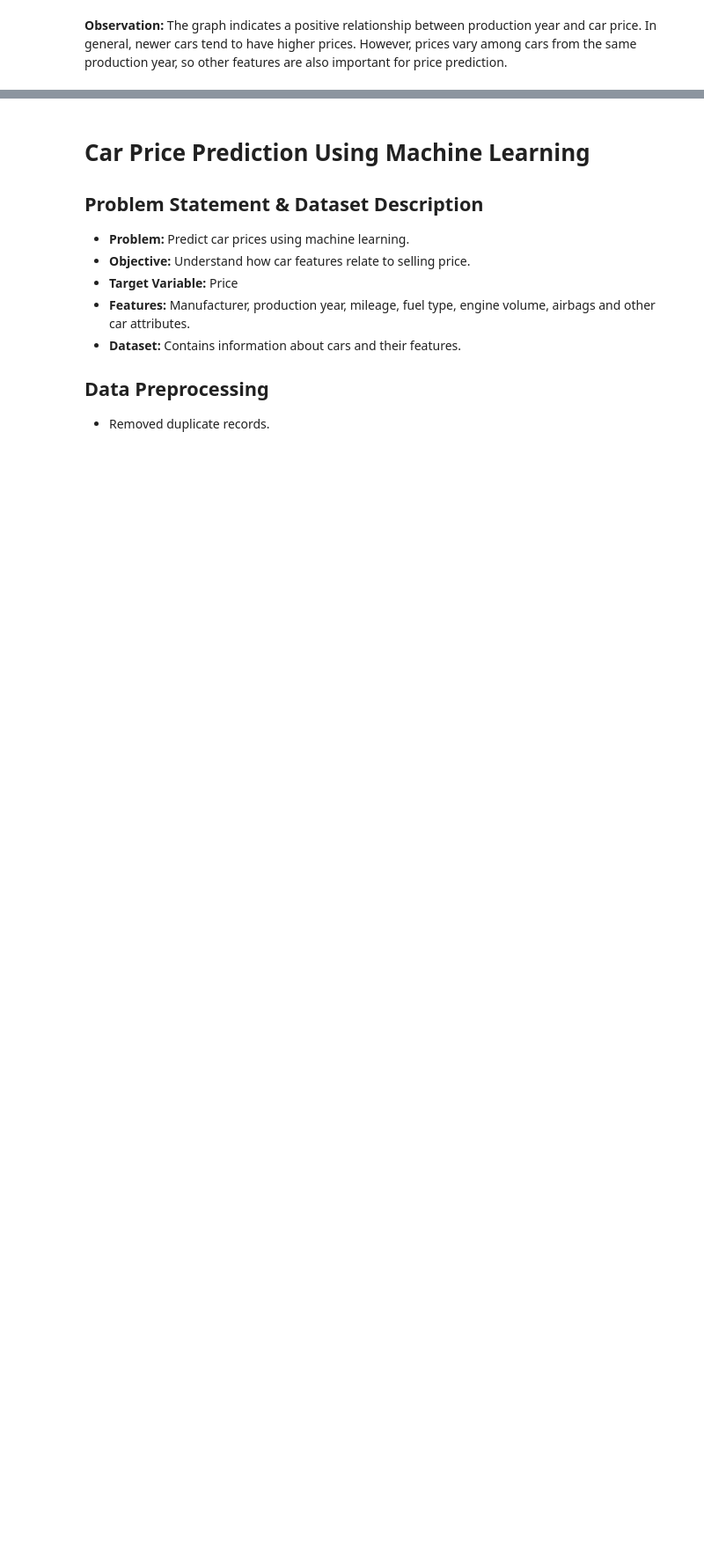
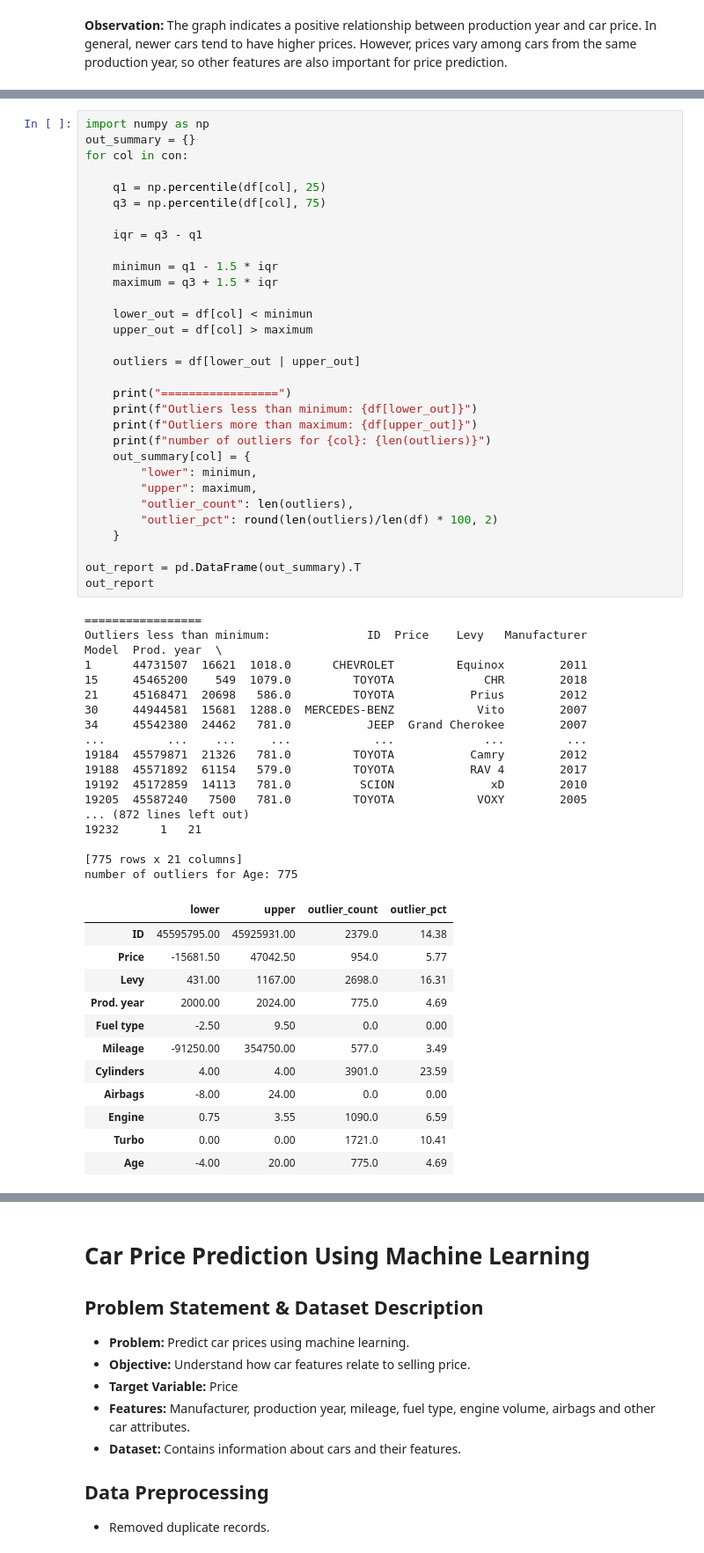
Before and after one commit to rushidhende06-pixel/Machine-learning, a Jupyter notebook: project2/car prediction.ipynb, the cells around one changed output, grey strips where cells are left out. Shown at 88% size. Cells and saved outputs as stored; diff of their text form; blank space fills up the shorter version.

```diff
--- a/project2/car prediction.ipynb
+++ b/project2/car prediction.ipynb
@@ -465,0 +349,61 @@ Train R²: 0.34320931070949035
+# %%
+import numpy as np
+out_summary = {}
+for col in con:
+
+    q1 = np.percentile(df[col], 25)
+    q3 = np.percentile(df[col], 75)
+
+    iqr = q3 - q1
+
+    minimun = q1 - 1.5 * iqr
+    maximum = q3 + 1.5 * iqr
+
+    lower_out = df[col] < minimun
+    upper_out = df[col] > maximum
+
+    outliers = df[lower_out | upper_out]
+
+    print("=================")
+    print(f"Outliers less than minimum: {df[lower_out]}")
+    print(f"Outliers more than maximum: {df[upper_out]}")
+    print(f"number of outliers for {col}: {len(outliers)}")
+    out_summary[col] = {
+        "lower": minimun,
+        "upper": maximum,
+        "outlier_count": len(outliers),
+        "outlier_pct": round(len(outliers)/len(df) * 100, 2)
+    }
+
+out_report = pd.DataFrame(out_summary).T
+out_report
+# %% [output]
+=================
+Outliers less than minimum:              ID  Price    Levy   Manufacturer           Model  Prod. year  \
+1      44731507  16621  1018.0      CHEVROLET         Equinox        2011
+15     45465200    549  1079.0         TOYOTA             CHR        2018
+21     45168471  20698   586.0         TOYOTA           Prius        2012
+30     44944581  15681  1288.0  MERCEDES-BENZ            Vito        2007
+34     45542380  24462   781.0           JEEP  Grand Cherokee        2007
+...         ...    ...     ...            ...             ...         ...
+19184  45579871  21326   781.0         TOYOTA           Camry        2012
+19188  45571892  61154   579.0         TOYOTA           RAV 4        2017
+19192  45172859  14113   781.0          SCION              xD        2010
+19205  45587240   7500   781.0         TOYOTA            VOXY        2005
+... (872 lines left out)
+19232      1   21
+
+[775 rows x 21 columns]
+number of outliers for Age: 775
+|  | lower | upper | outlier_count | outlier_pct |
+| ID | 45595795.00 | 45925931.00 | 2379.0 | 14.38 |
+| Price | -15681.50 | 47042.50 | 954.0 | 5.77 |
+| Levy | 431.00 | 1167.00 | 2698.0 | 16.31 |
+| Prod. year | 2000.00 | 2024.00 | 775.0 | 4.69 |
+| Fuel type | -2.50 | 9.50 | 0.0 | 0.00 |
+| Mileage | -91250.00 | 354750.00 | 577.0 | 3.49 |
+| Cylinders | 4.00 | 4.00 | 3901.0 | 23.59 |
+| Airbags | -8.00 | 24.00 | 0.0 | 0.00 |
+| Engine | 0.75 | 3.55 | 1090.0 | 6.59 |
+| Turbo | 0.00 | 0.00 | 1721.0 | 10.41 |
+| Age | -4.00 | 20.00 | 775.0 | 4.69 |
```
Also changed, not shown: parts of 52 cells of this notebook, 1 other file.
